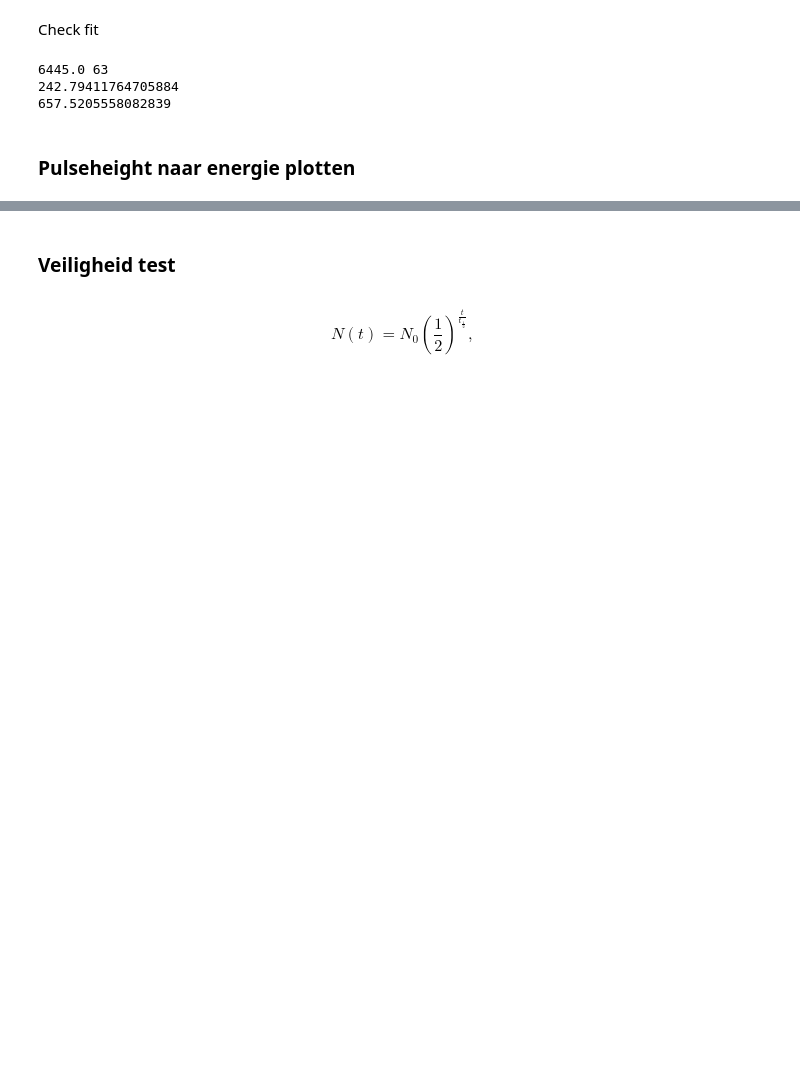
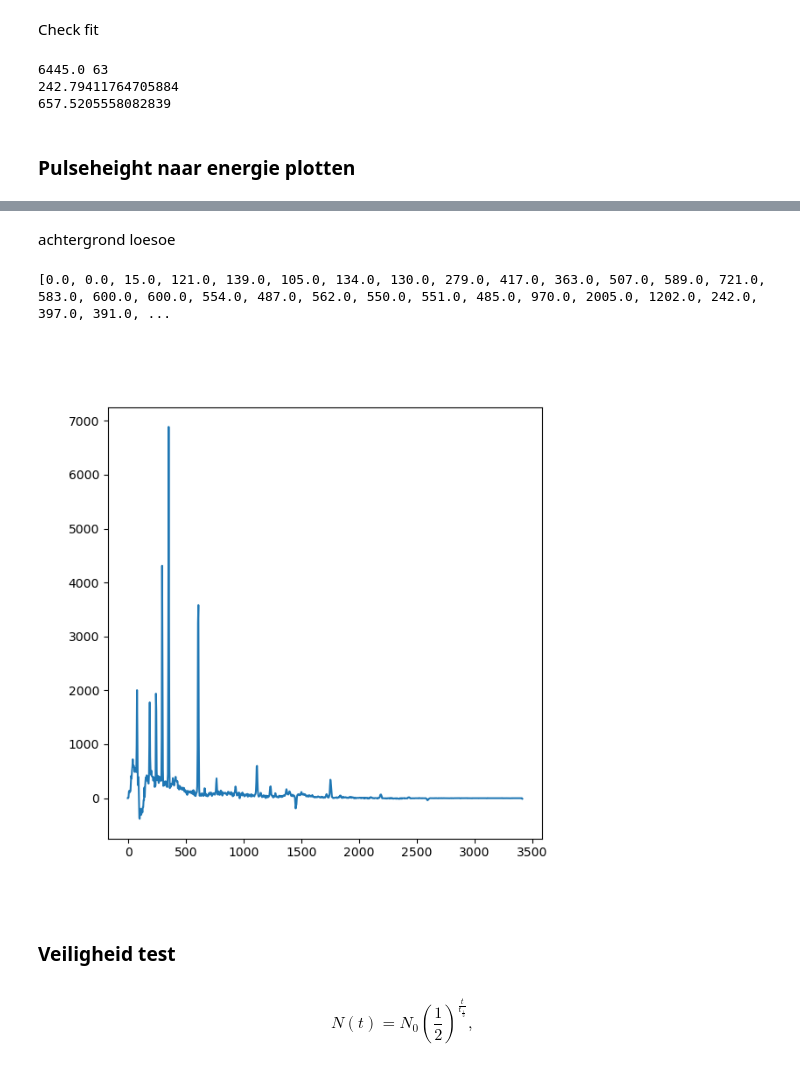
Before and after one commit to MayaDeBij13/Particle_Physics, a Jupyter notebook: Notebook_Ilias.ipynb, the cells around one changed output, grey strips where cells are left out. Drawn from its saved outputs; the diff is of its cells as text; code cells hidden in the pictures; blank space fills up the shorter version.

Commit message:
background

```diff
--- a/Notebook_Ilias.ipynb
+++ b/Notebook_Ilias.ipynb
@@ -241,3 +241,39 @@ plt.show()
+# %% [markdown]
+achtergrond loesoe
+# %%
+background_counts = []
+background_pulseheight = []
+
+with open('background_7200s_1024bins.csv', mode='r') as background:
+    csv_reader = csv.reader(background)
+
+    # Skip the first line (header)
+    next(csv_reader)  # This skips the first row
+
+    # Iterate through the rows
+    for row in csv_reader:
+        pulseheigt, count_A, count_B = row
+
+        background_counts.append(float(count_A ))
+        background_pulseheight.append((float(pulseheigt) - 2.577)/0.3653)
+
+background_removed = []
+for i in range(len(list_count_A)):
+    verschil = list_count_A[i] - background_counts[i]
+    background_removed.append(verschil)
+
+with open('background_removed.csv', mode = 'w', newline = '') as file:
+    writer = csv.writer(file)
+    writer.writerows(zip(L_pulseheight, background_removed))
+
+print(background_removed)
+
+plt.clf()
+plt.plot(L_pulseheight,background_removed)
+plt.show()
+# %% [output]
+[0.0, 0.0, 15.0, 121.0, 139.0, 105.0, 134.0, 130.0, 279.0, 417.0, 363.0, 507.0, 589.0, 721.0, 583.0, 600.0, 600.0, 554.0, 487.0, 562.0, 550.0, 551.0, 485.0, 970.0, 2005.0, 1202.0, 242.0, 397.0, 391.0, ...
+[figure, added]
 # %% [markdown]
 ### Veiligheid test
 # %% [markdown]
```
Also changed, not shown: parts of 2 cells of this notebook, 3 other files.
